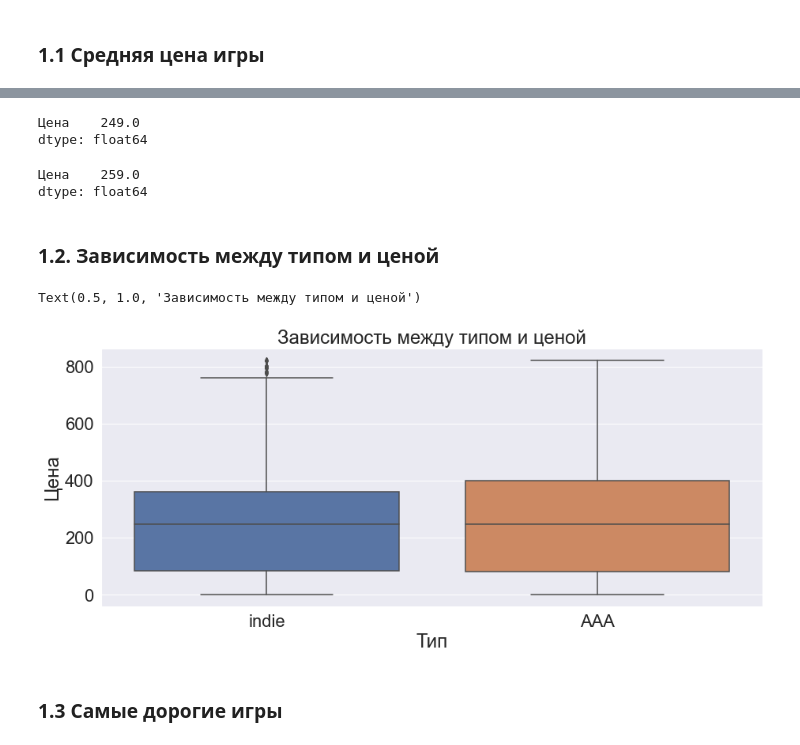
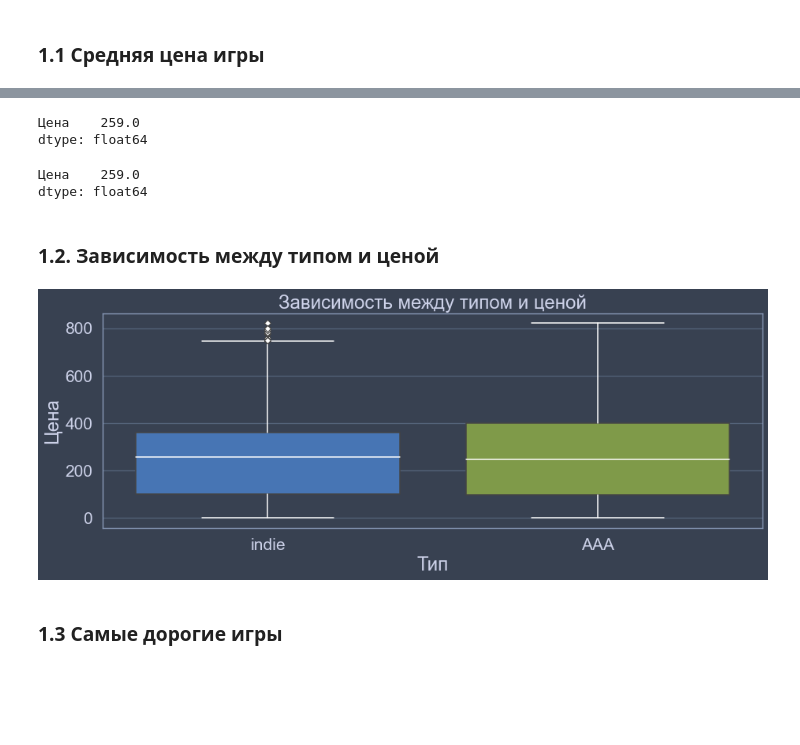
Before and after one commit to ladaegorova18/Data_Analysis, a Jupyter notebook: Project/Project.ipynb, the cells around one changed output, grey strips where cells are left out. Saved outputs shown, nothing was run; the diff lists cells and outputs as text; code cells hidden in the pictures; blank space fills up the shorter version.

Commit message:
added dark theme

```diff
--- a/Project/Project.ipynb
+++ b/Project/Project.ipynb
@@ -173,22 +172,27 @@ df[['Цена']].apply(np.median)
 dtype: float64
-# %%
-df[df['Тип'] == 'indie'][['Цена']].apply(np.median)
-# %% [output]
-Цена    249.0
-dtype: float64
-# %%
-df[df['Тип'] == 'AAA'][['Цена']].apply(np.median)
-# %% [output]
-Цена    259.0
-dtype: float64
+# %%
+df[df['Тип'] == 'indie'][['Цена']].apply(np.median)
+# %% [output]
+Цена    259.0
+dtype: float64
+# %%
+df[df['Тип'] == 'AAA'][['Цена']].apply(np.median)
+# %% [output]
+Цена    259.0
+dtype: float64
 # %% [markdown]
 ### 1.2. Зависимость между типом и ценой
 # %%
-sns.set(font_scale=2)
-sns.boxplot(x ='Тип', y ='Цена', data = df.loc[df['Цена']<df['Цена'].quantile(0.95)]).set_title('Зависимость между типом и ценой')
+#sns.set(font_scale=2)
+green_diamond = dict(markerfacecolor='w', marker='D')
+fig, ax1 = plt.subplots(figsize=(15,5))
+jtplot.style(context='notebook', ticks=True, grid=True, fscale=2, figsize=(15,6), theme='oceans16')
+sns.boxplot(x ='Тип', y ='Цена', data = df.loc[df['Цена']<df['Цена'].quantile(0.95)], flierprops=green_diamond).set_title('Зависимость между типом и ценой')
+for line in ax1.get_lines():
+    line.set_color('white')
+plt.show()
 # %% [output]
-Text(0.5, 1.0, 'Зависимость между типом и ценой')
-[figure, old version]
+[figure, new version]
 # %% [markdown]
 ### 1.3 Самые дорогие игры
 # %%
```
Also changed, not shown: parts of 38 cells of this notebook, 1 other file.
